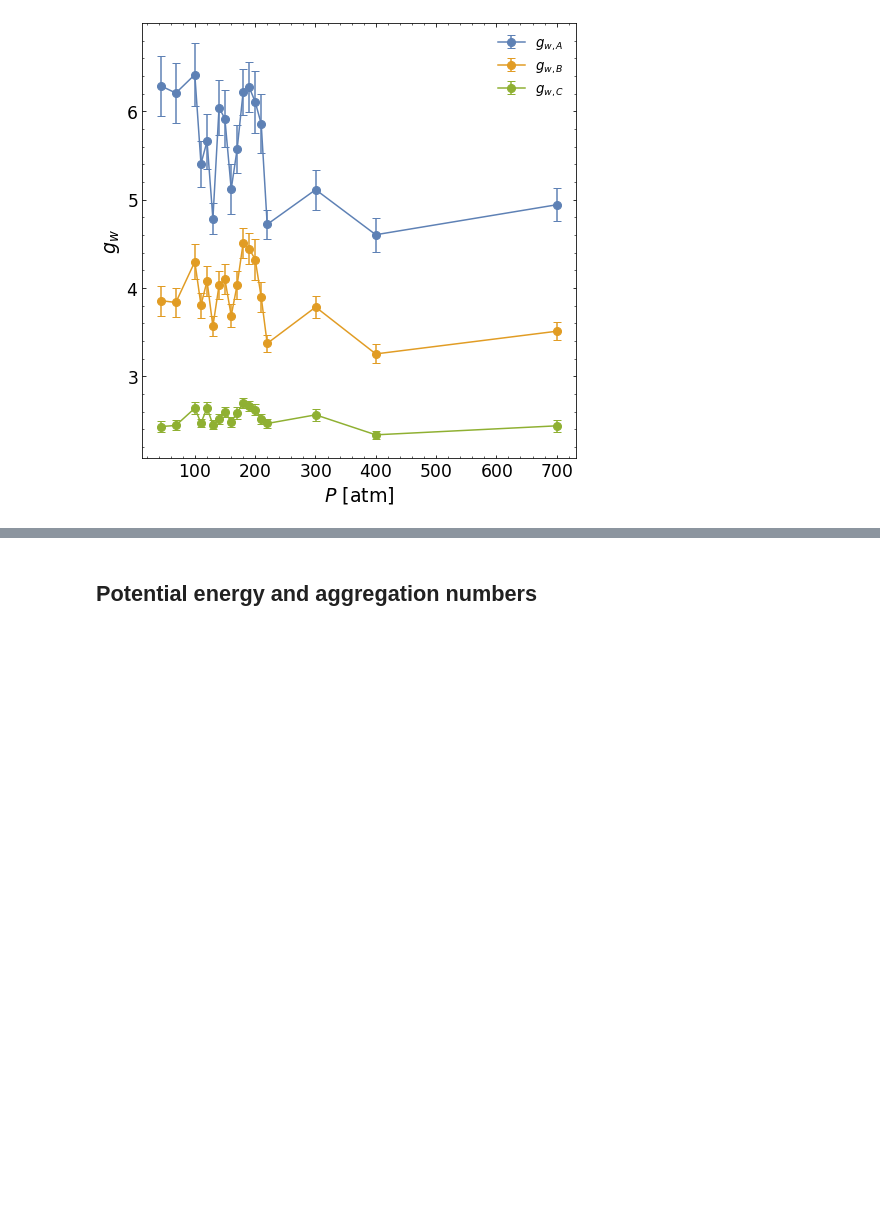
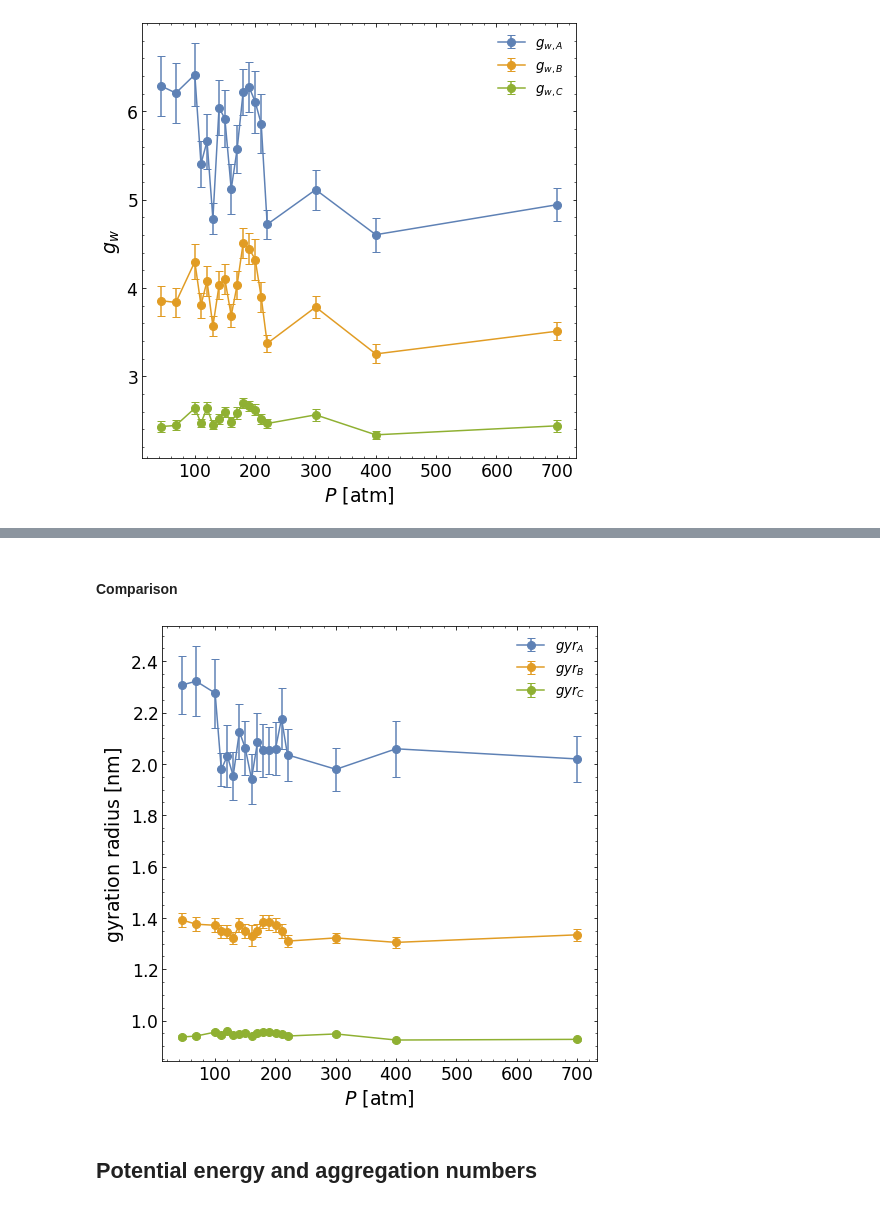
Before and after one commit to profesorperez/asphaltene_depressurization, a Jupyter notebook: asphaltene_energy_contributions.ipynb, the cells around one changed output, grey strips where cells are left out. Drawn from its saved outputs; the diff is of its cells as text; code cells hidden in the pictures; blank space fills up the shorter version.

```diff
--- a/asphaltene_energy_contributions.ipynb
+++ b/asphaltene_energy_contributions.ipynb
@@ -747,3 +838,24 @@ plt.show()
+# %% [markdown]
+#### Comparison
+# %%
+plt.figure(figsize=(8,8))
+plt.gca().set_prop_cycle(color=colors)
+plt.errorbar(pressure, gyrA_mean, yerr=gyrA_err, capsize=4, fmt='-o', markersize=8, label="$gyr_{A}$")
+plt.errorbar(pressure, gyrB_mean, yerr=gyrB_err, capsize=4, fmt='-o', markersize=8, label="$gyr_{B}$")
+plt.errorbar(pressure, gyrC_mean, yerr=gyrC_err, capsize=4, fmt='-o', markersize=8, label="$gyr_{C}$")
+plt.minorticks_on()
+plt.tick_params(which='both', labelsize=0.9*ft, direction="in", right=True, top=True)
+plt.ylabel(r'$\mathrm{gyration \ radius \ [nm]}$', fontsize=ft)
+plt.xlabel(r'$P \ [\mathrm{atm}]$', fontsize=ft)
+plt.gca().yaxis.offsetText.set_fontsize(0.85*ft)
+plt.gca().xaxis.get_major_formatter()._usetex = True
+plt.gca().yaxis.get_major_formatter()._usetex = True
+plt.gca().set_box_aspect(1)
+plt.legend(loc='upper right', fontsize=0.7*ft, frameon=False)
+# plt.savefig('../plots/gw.png', dpi=300, transparent=True, bbox_inches='tight')
+plt.show()
+# %% [output]
+[figure, added]
 # %% [markdown]
 ## Potential energy and aggregation numbers
 # %%
```
Also changed, not shown: parts of 51 cells of this notebook.
